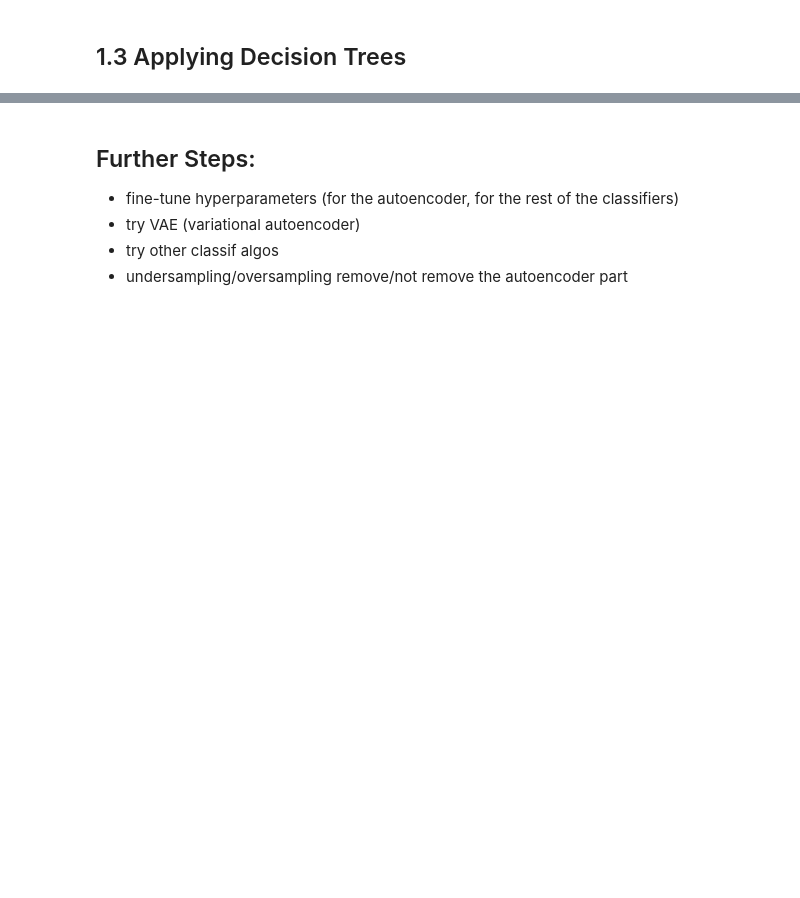
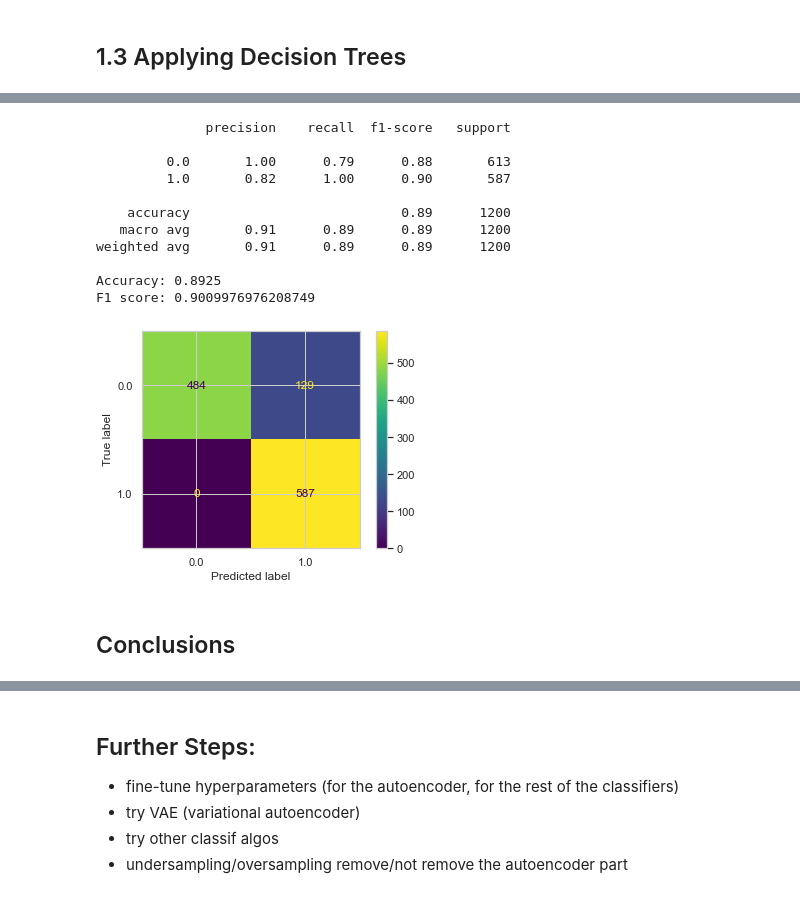
Before and after one commit to ServoCryptid/FraudDetection, a Jupyter notebook: autoencoder_approach.ipynb, the cells around one changed output, grey strips where cells are left out. Drawn from its saved outputs; the diff is of its cells as text; code cells hidden in the pictures; blank space fills up the shorter version.

```diff
--- a/autoencoder_approach.ipynb
+++ b/autoencoder_approach.ipynb
@@ -577,0 +602,22 @@ F1 score: 0.954112554112554
+# %%
+svc_model = svm.SVC() #'rbf' kernel is used by default, for a task that is not linearly separable
+svc_model.fit(x_train, y_train)
+
+y_pred = svc_model.predict(x_test)
+
+show_evaluation_metrics(svc_model, x_test, y_test, y_pred)
+# %% [output]
+              precision    recall  f1-score   support
+
+         0.0       1.00      0.79      0.88       613
+         1.0       0.82      1.00      0.90       587
+
+    accuracy                           0.89      1200
+   macro avg       0.91      0.89      0.89      1200
+weighted avg       0.91      0.89      0.89      1200
+
+Accuracy: 0.8925
+F1 score: 0.9009976976208749
+[figure, added]
+# %% [markdown]
+## Conclusions ##
```
Also changed, not shown: parts of 22 cells of this notebook.
